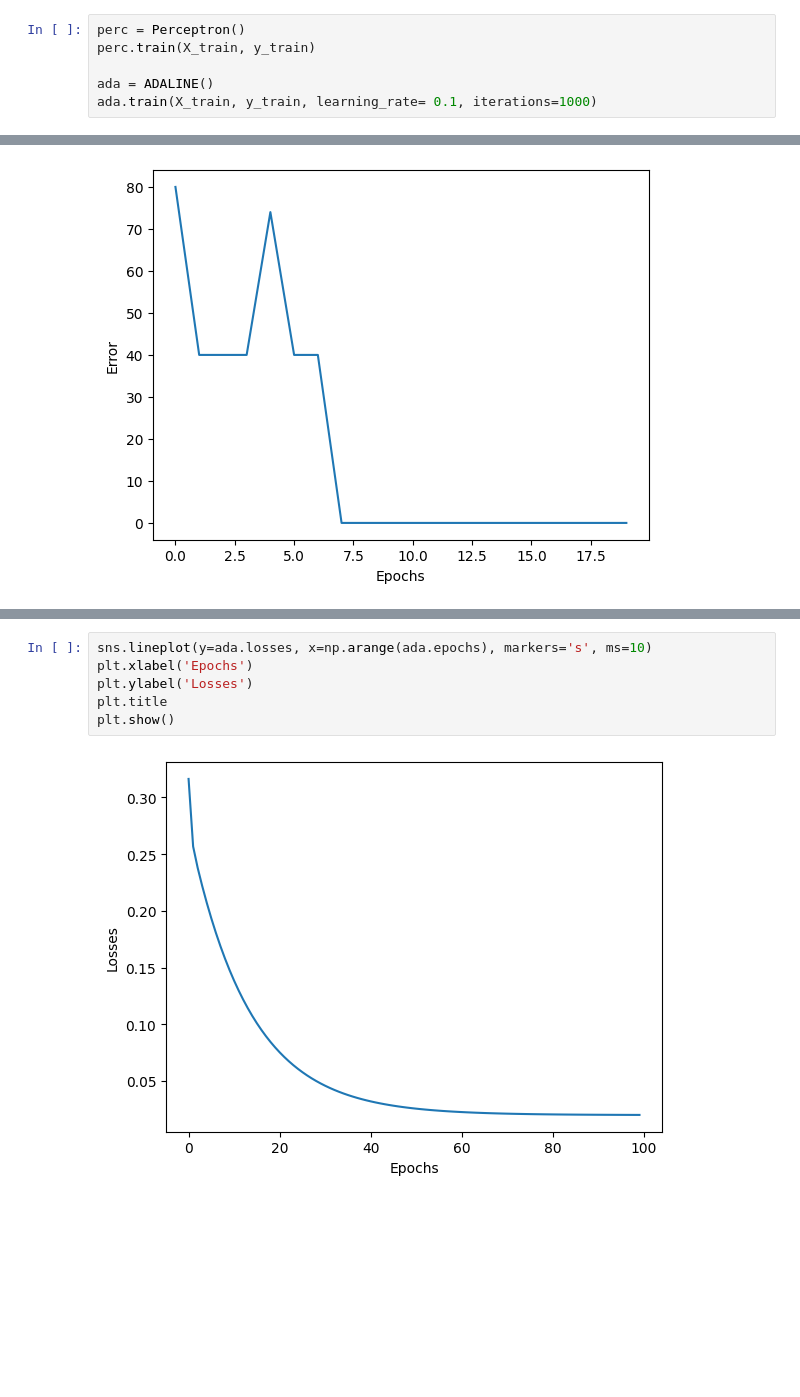
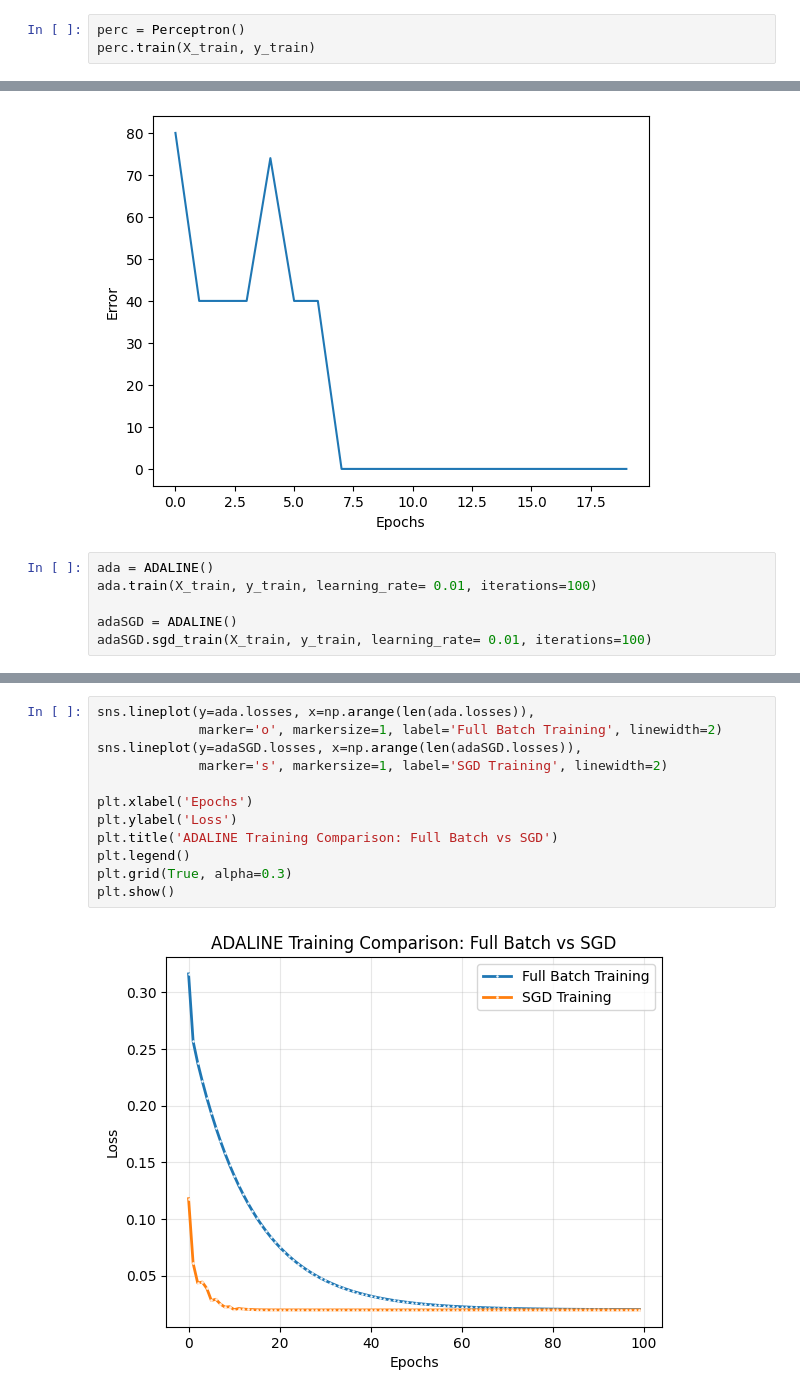
Before and after one commit to sadityag/Machine_Learning_Sebastian_Raschka, a Jupyter notebook: Perceptron/test.ipynb, the cells around one changed output, grey strips where cells are left out. Saved outputs shown, nothing was run; the diff lists cells and outputs as text; blank space fills up the shorter version.

Commit message:
ADALINE module updated with SGD options. Annealing inputs are present, and batch_sizes are customizable. Documentation added to perceptron and ADALINE modules.

```diff
--- a/Perceptron/test.ipynb
+++ b/Perceptron/test.ipynb
@@ -63,7 +63,4 @@ None
 # %%
 perc = Perceptron()
 perc.train(X_train, y_train)
-
-ada = ADALINE()
-ada.train(X_train, y_train, learning_rate= 0.1, iterations=1000)
 # %% [output]
@@ -107,3 +100,9 @@ plt.title
 plt.show()
 # %% [output]
 [figure]
+# %%
+ada = ADALINE()
+ada.train(X_train, y_train, learning_rate= 0.01, iterations=100)
+
+adaSGD = ADALINE()
+adaSGD.sgd_train(X_train, y_train, learning_rate= 0.01, iterations=100)
@@ -110,8 +120,14 @@ plt.show()
 # %%
-sns.lineplot(y=ada.losses, x=np.arange(ada.epochs), markers='s', ms=10)
+sns.lineplot(y=ada.losses, x=np.arange(len(ada.losses)),
+             marker='o', markersize=1, label='Full Batch Training', linewidth=2)
+sns.lineplot(y=adaSGD.losses, x=np.arange(len(adaSGD.losses)),
+             marker='s', markersize=1, label='SGD Training', linewidth=2)
+
 plt.xlabel('Epochs')
-plt.ylabel('Losses')
-plt.title
+plt.ylabel('Loss')
+plt.title('ADALINE Training Comparison: Full Batch vs SGD')
+plt.legend()
+plt.grid(True, alpha=0.3)
 plt.show()
 # %% [output]
-[figure, old version]
+[figure, new version]
```
Also changed, not shown: parts of 4 cells of this notebook, 2 other files.
